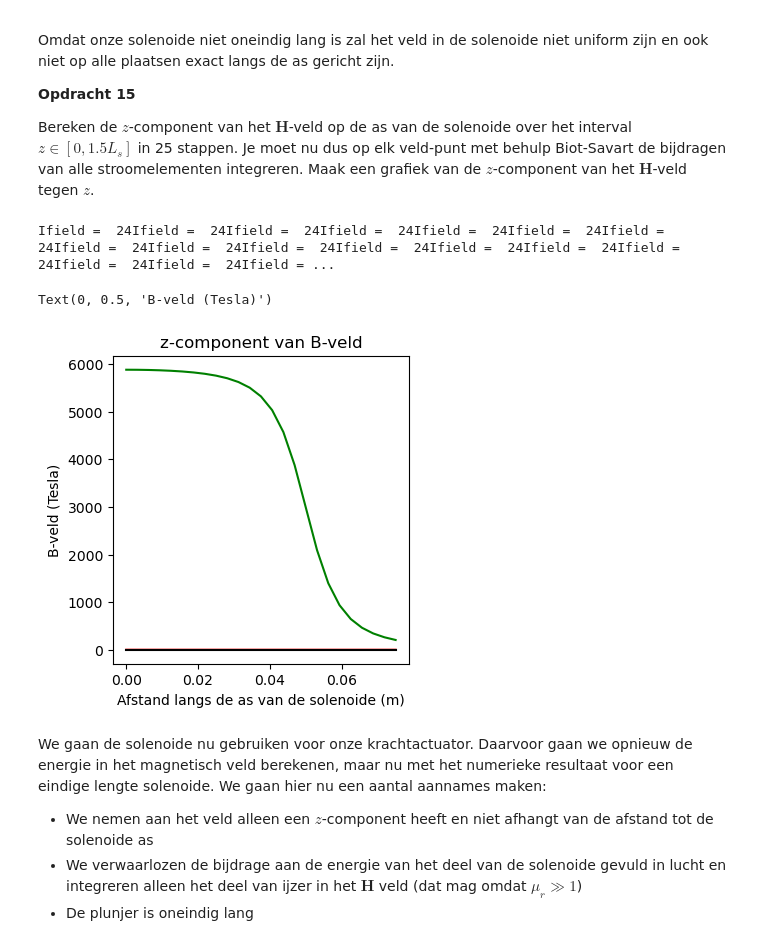
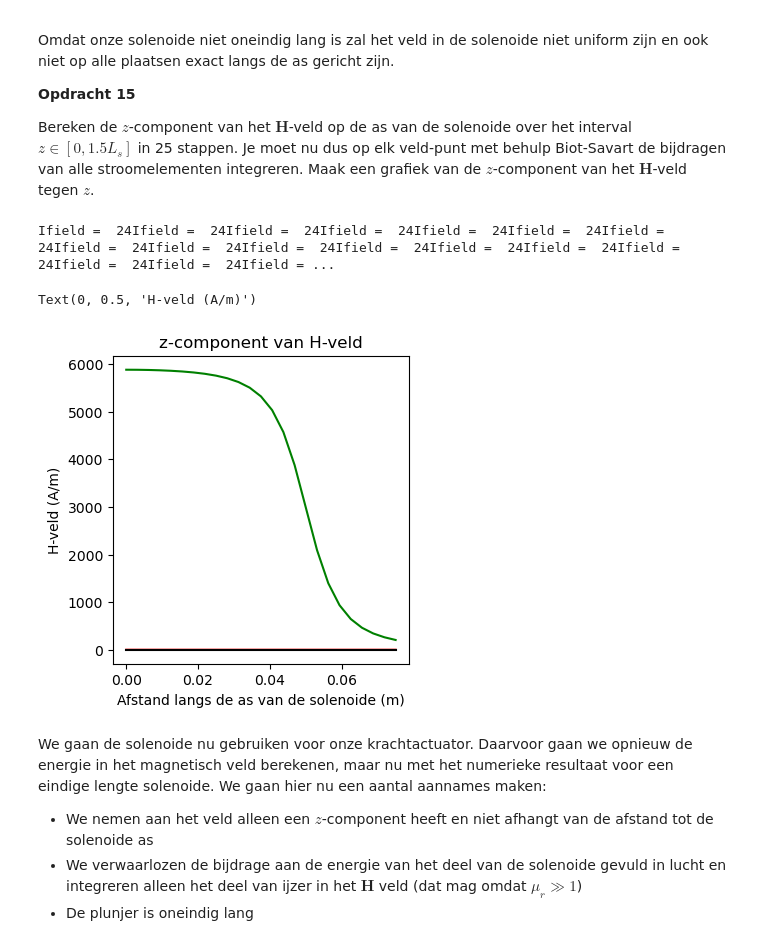
Before and after one commit to beanmachine123/opdrachten-DEF-D, a Jupyter notebook: 2KrachtactuatorOpdracht/2KrachtactuatorOpdracht/KrachtactuatorOpdracht.ipynb, the cells around one changed output. Drawn from its saved outputs; the diff is of its cells as text; code cells hidden in the pictures.

```diff
--- a/2KrachtactuatorOpdracht/2KrachtactuatorOpdracht/KrachtactuatorOpdracht.ipynb
+++ b/2KrachtactuatorOpdracht/2KrachtactuatorOpdracht/KrachtactuatorOpdracht.ipynb
@@ -316,6 +491,17 @@ l_draad = # Lengte draad
 r_sol = # Straal solenoide
 L_sol = # Lengte solenoide
 N = # Aantal wikkeling
+
+#a)
+aantal_omwentelingen = l_draad/(2*np.pi*r_sol)
+# Aantal omwentelingen van de draad, berekend uit de lengte van de draad en de straal van de solenoide
+
+#b)
+x,y,z = parametrisatie(N,r_sol,aantal_omwentelingen,L_sol)
+
+#c)
+n = aantal_omwentelingen/L_sol
+print(f'De spoed van de solenoide is {n:.2f} omwentelingen per meter')
 
 # Enkele plots
 ax=plt.figure().add_subplot(projection='3d')
@@ -334,9 +520,31 @@ Bereken het veld in het midden van de solenoide en vergelijk het met het analyti
 * Denk na over wat dl betekent en hoe jullie deze zou berekenen.
 * Bereken met de functie die jullie eerder geschreven hebben de contributies aan het $H$-veld en sommeer deze.
 # %%
-###
-###Jullie code hier###
-###
+#Dl is een klein stukje van de draad en kun je berekenen door het verschil te nemen tussen twee punten
+# op de draad. R is de vector van het veldpunt naar het midden van dl.
+H = np.array([0.0, 0.0, 0.0])
+r_punt = np.array([0.0, 0.0, 0.0])
+
+for i in range(N - 1):
+    r1 = np.array([x[i], y[i], z[i]])
+    r2 = np.array([x[i+1], y[i+1], z[i+1]])
+
+    dl = r2 - r1
+    r_seg = 0.5 * (r1 + r2)
+    R = r_punt - r_seg
+    R_norm = np.linalg.norm(R)
+
+    if R_norm != 0:
+        dH = (I / (4 * np.pi)) * np.cross(dl, R) / (R_norm**3)
+        H += dH
+
+H_analytisch= I*n
+print(f'Het veld in het midden van de solenoide is {H} A/m')
+print(f'Het veld in het midden van de solenoide is in de z-richting {H[2]:.2f} A/m')
+print(f'Het analytische veld in het midden van de solenoide is {H_analytisch:.2f} A/m')
+
+#Hx en Hy zouden dicht bij nul moeten liggen, en Hz zou dicht bij het analytische veld moeten liggen.
+# De kleine afwijking kan komen door de discretisatie van de draad in N segmenten.
 # %% [markdown]
 ### Deel 6: Bereken krachtrespons van een kracht actuator
 Omdat onze solenoide niet oneindig lang is zal het veld in de solenoide niet uniform zijn en ook niet op alle plaatsen exact langs de as gericht zijn.
@@ -352,37 +560,37 @@ r_sol = 0.01
 
 n_ax=25
 z_ax=np.linspace(0, 1.5*L_sol/2, n_ax)
 H_ax=np.zeros((n_ax,1))
 
 for i_field in range(n_ax):
     print(f"\rIfield =  {i_field}", end="") # Print welk element van het veld nu berekend wordt.
     # Bepaal de field coordinate
     Hsimulated=np.array([0,0,0], dtype='float64')
     for i_source in np.arange(1, N):
         # Bepaal dl en r_source en gebruik
         Hsimulated += field_current_element(r_field, r_source, dl)
         print(f"Ifield =  {i_field}", end="")
 
     # selecting the z-component
     H_ax[i_field,0]=Hsimulated[2]
 
 H_veld_ideaal=analytical_answer*np.ones(n_ax)*(1.0*(z_ax < L_sol/2))
 
 # dit is nog een aardige analytische uitdrukking die je kan uitrekenen voor de z-component op de as van een solenoide met eindige lengte
 H_veld_analytisch=(aantal_omwent*I/L_sol/2)*((L_sol/2-z_ax)/np.sqrt((z_ax- L_sol/2)**2 + r_sol**2)+(L_sol/2+z_ax)/np.sqrt((z_ax+ L_sol/2)**2 + r_sol**2))
 
 plt.figure(figsize=[13,4])
 plt.subplot(131)
-plt.title('z-component van B-veld')
+plt.title('z-component van H-veld')
 plt.plot(z_ax, H_veld_ideaal, '-r', label='ideaal')
 plt.plot(z_ax, H_veld_analytisch, '-g', label='analytisch')
 plt.plot(z_ax, H_ax, '-k', label='simulatie')
 plt.xlabel('Afstand langs de as van de solenoide (m)')
-plt.ylabel('B-veld (Tesla)')
+plt.ylabel('H-veld (A/m)')
 # %% [output]
 Ifield =  24Ifield =  24Ifield =  24Ifield =  24Ifield =  24Ifield =  24Ifield =  24Ifield =  24Ifield =  24Ifield =  24Ifield =  24Ifield =  24Ifield =  24Ifield =  24Ifield =  24Ifield =  24Ifield = ...
-Text(0, 0.5, 'B-veld (Tesla)')
+Text(0, 0.5, 'H-veld (A/m)')
-[figure, old version]
+[figure, new version]
 # %% [markdown]
 We gaan de solenoide nu gebruiken voor onze krachtactuator. Daarvoor gaan we opnieuw de energie in het magnetisch veld berekenen, maar nu met het numerieke resultaat voor een eindige lengte solenoide. We gaan hier nu een aantal aannames maken:
 * We nemen aan het veld alleen een $z$-component heeft en niet afhangt van de afstand tot de solenoide as
```
Also changed, not shown: parts of 15 cells of this notebook, 6 other files.
